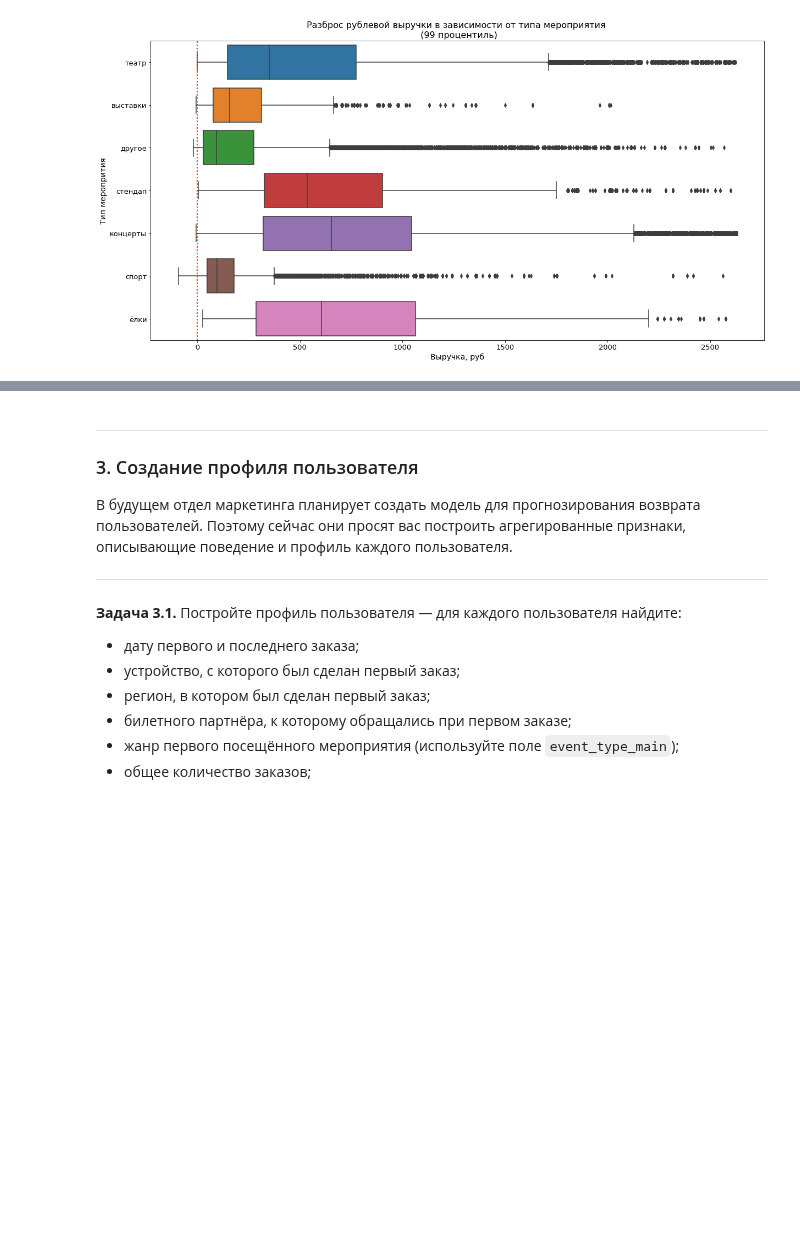
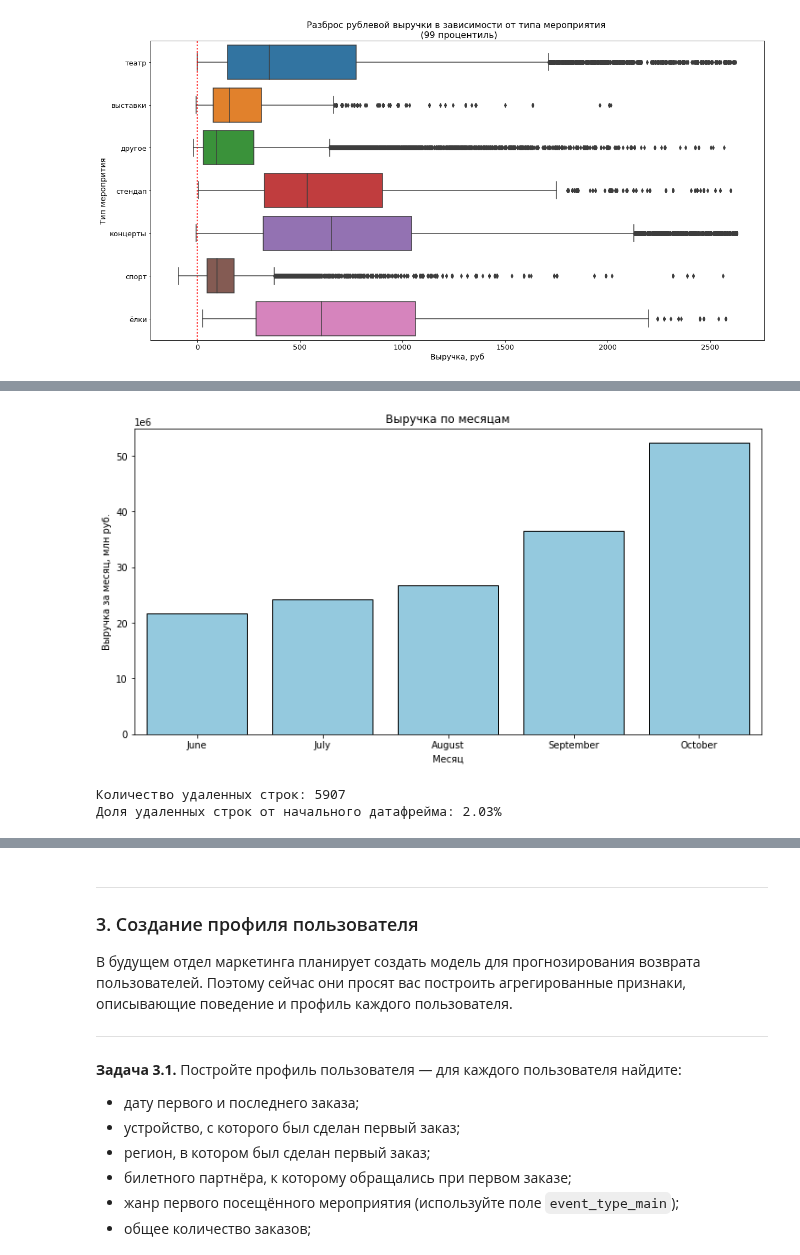
Before and after one commit to blbl-blbl/yandex_practicum_Data_Science_Course, a Jupyter notebook: Module_2_Python_Preprocessing/Final_project_of_2_module.ipynb, the cells around one changed output, grey strips where cells are left out. Saved outputs shown, nothing was run; the diff lists cells and outputs as text; code cells hidden in the pictures; blank space fills up the shorter version.

```diff
--- a/Module_2_Python_Preprocessing/Final_project_of_2_module.ipynb
+++ b/Module_2_Python_Preprocessing/Final_project_of_2_module.ipynb
@@ -392,0 +329,28 @@ plt.show()
+# %%
+monthly_revenue = df.groupby(df['order_dt'].dt.to_period('M'))['revenue_rub'].sum().reset_index()
+monthly_revenue['month_name'] = monthly_revenue['order_dt'].dt.strftime('%B')
+
+plt.figure(figsize=(12, 6))
+
+sns.barplot(data=monthly_revenue,
+            x='month_name',
+            y='revenue_rub',
+            color='skyblue',
+            edgecolor='black')
+
+plt.ticklabel_format(axis='y', scilimits=(6,6))
+plt.title('Выручка по месяцам')
+plt.xlabel('Месяц')
+plt.ylabel('Выручка за месяц, млн руб.')
+plt.show()
+# %% [output]
+[figure, added]
+# %%
+# Для последующих графиков убираем строки с выручкой <= 0
+pos_rev_df = df.copy()
+pos_rev_df = pos_rev_df[pos_rev_df['revenue_rub']>0]
+print(f"Количество удаленных строк: {df.shape[0] - pos_rev_df.shape[0]}")
+print(f"Доля удаленных строк от начального датафрейма: {((df.shape[0] - pos_rev_df.shape[0]) / df.shape[0]) * 100:.2f}%")
+# %% [output]
+Количество удаленных строк: 5907
+Доля удаленных строк от начального датафрейма: 2.03%
```
Also changed, not shown: parts of 29 cells of this notebook.
